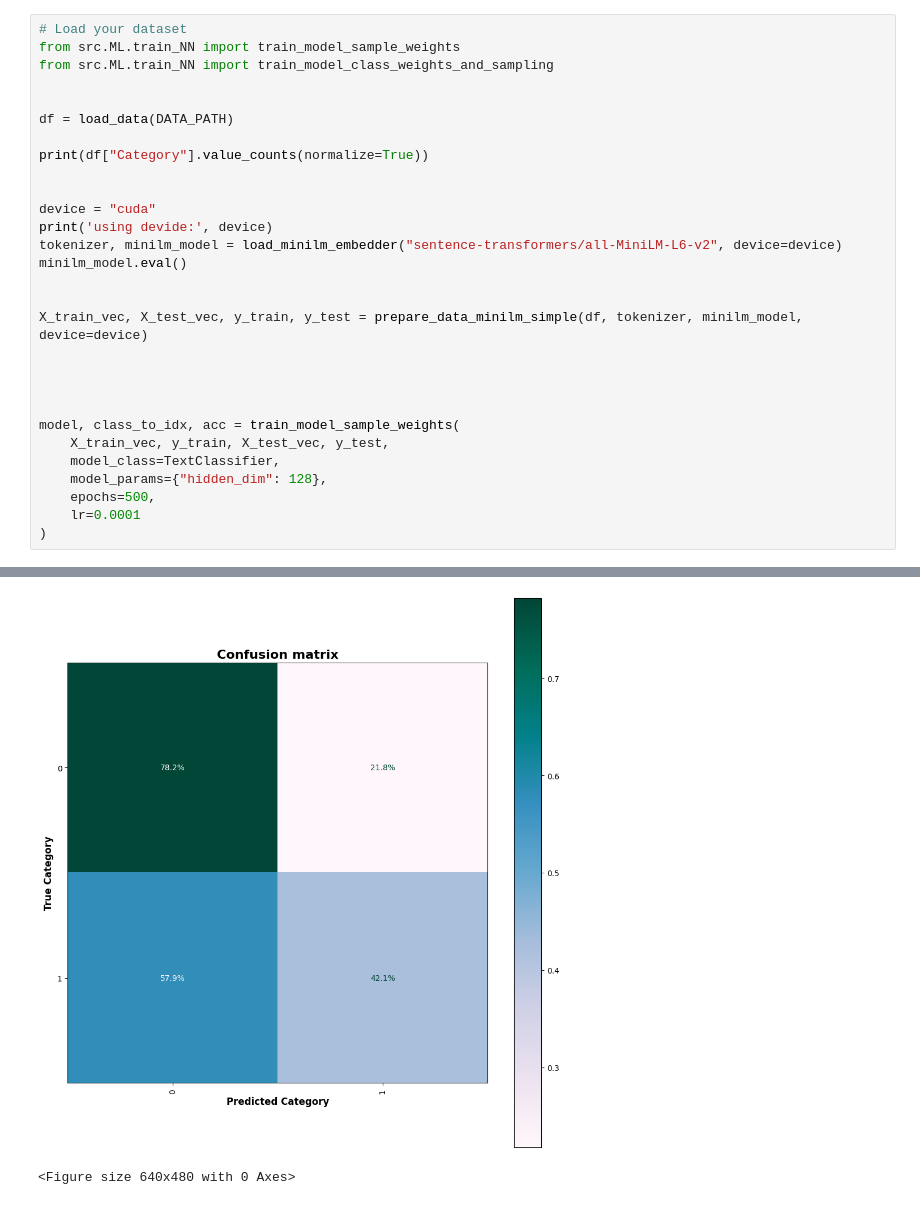
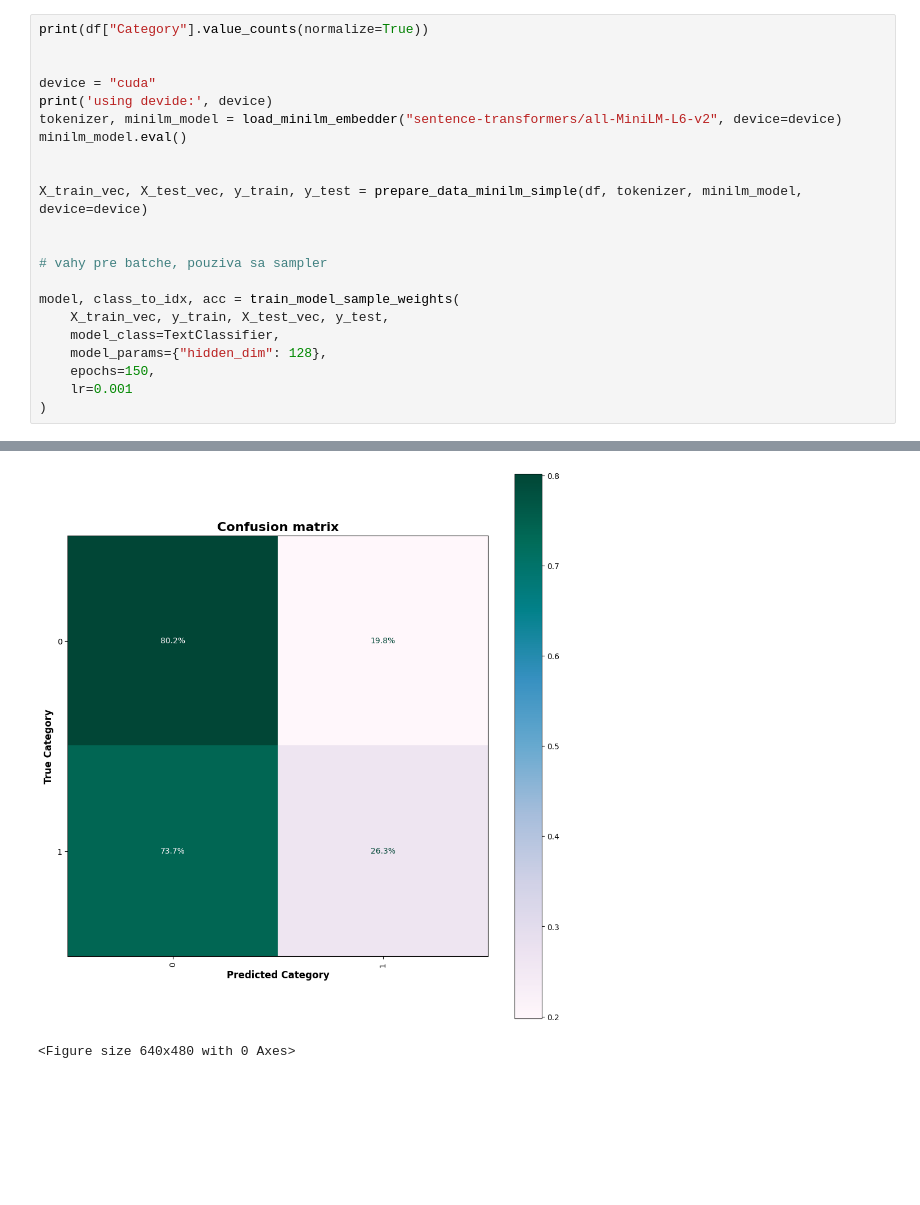
Before and after one commit to kubanova-z/Bachelors-thesis, a Jupyter notebook: NN_minilm.ipynb, the cells around one changed output, grey strips where cells are left out. Drawn from its saved outputs; the diff is of its cells as text; blank space fills up the shorter version.

Commit message:
Refactoring of NBS binary NN training

```diff
--- a/NN_minilm.ipynb
+++ b/NN_minilm.ipynb
@@ -13,11 +27,4 @@ DATA_PATH = "/home/xkubanova_126831/bakalarka/nbs_binary/data/ekosentiment_title
 # %%
-# Load your dataset
-from src.ML.train_NN import train_model_sample_weights
-from src.ML.train_NN import train_model_class_weights_and_sampling
-
-
-df = load_data(DATA_PATH)
-
 print(df["Category"].value_counts(normalize=True))
 
 
@@ -30,13 +37,13 @@ minilm_model.eval()
 X_train_vec, X_test_vec, y_train, y_test = prepare_data_minilm_simple(df, tokenizer, minilm_model, device=device)
 
 
-
+# vahy pre batche, pouziva sa sampler
 
 model, class_to_idx, acc = train_model_sample_weights(
     X_train_vec, y_train, X_test_vec, y_test,
     model_class=TextClassifier,
     model_params={"hidden_dim": 128},
-    epochs=500,
-    lr=0.0001
+    epochs=150,
+    lr=0.001
 )
 # %% [output]
@@ -60,2 +67,2 @@ Final Test Accuracy: 0.6835
-[figure, old version]
+[figure, new version]
 <Figure size 640x480 with 0 Axes>
```
Also changed, not shown: parts of 5 cells of this notebook, 16 other files.
